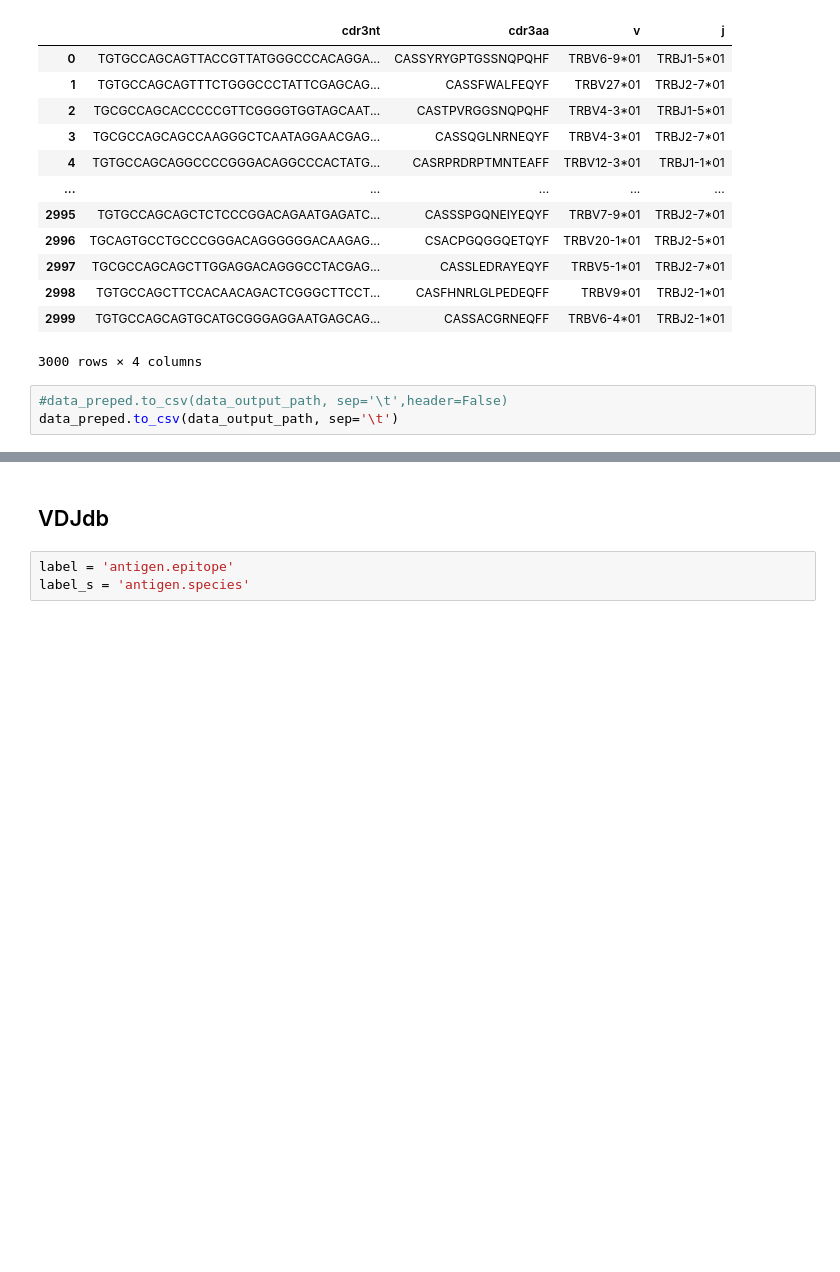
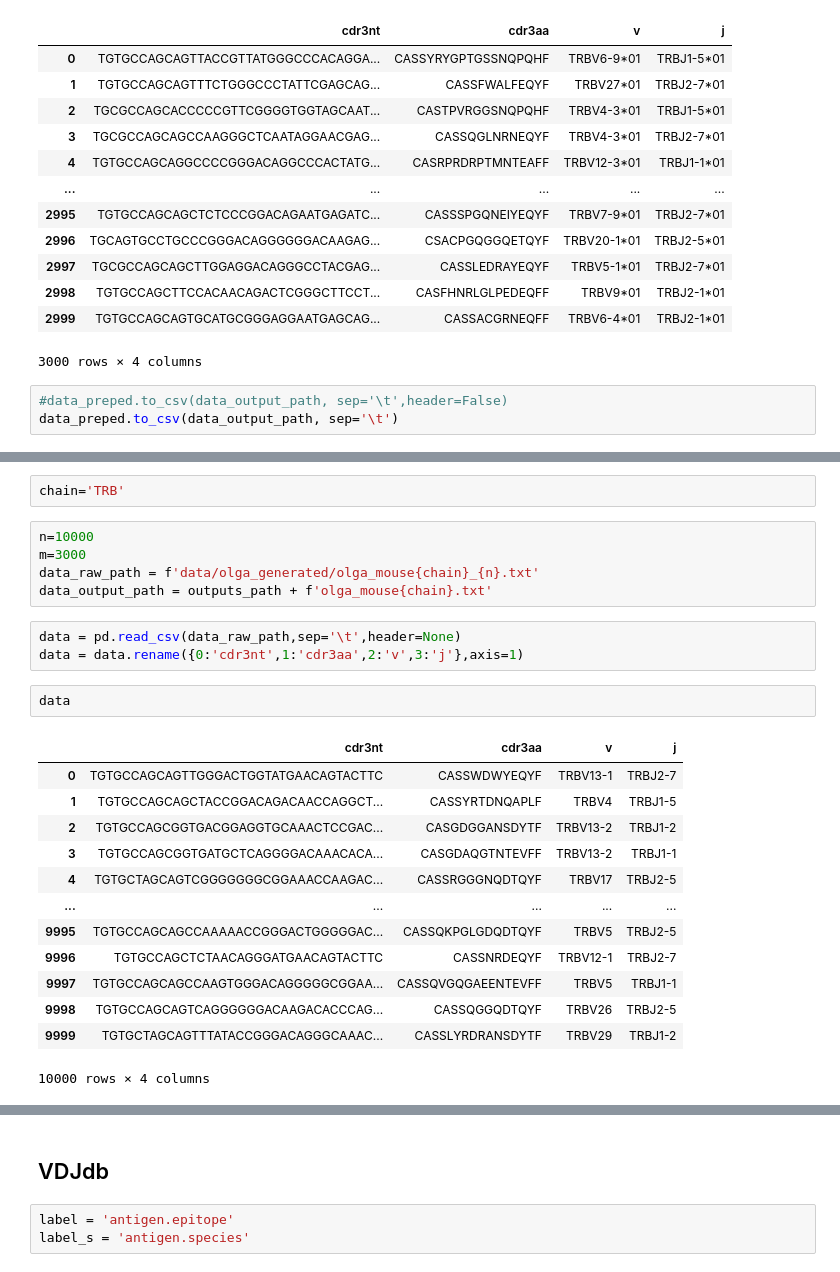
Before and after one commit to yuliajk/tcremp, a Jupyter notebook: data_prep.ipynb, the cells around one changed output, grey strips where cells are left out. Drawn from its saved outputs; the diff is of its cells as text; blank space fills up the shorter version.

```diff
--- a/data_prep.ipynb
+++ b/data_prep.ipynb
@@ -152,0 +200,26 @@ data_preped.to_csv(data_output_path, sep='\t')
+# %%
+chain='TRB'
+# %%
+n=10000
+m=3000
+data_raw_path = f'data/olga_generated/olga_mouse{chain}_{n}.txt'
+data_output_path = outputs_path + f'olga_mouse{chain}.txt'
+# %%
+data = pd.read_csv(data_raw_path,sep='\t',header=None)
+data = data.rename({0:'cdr3nt',1:'cdr3aa',2:'v',3:'j'},axis=1)
+# %%
+data
+# %% [output]
+|  | cdr3nt | cdr3aa | v | j |
+| 0 | TGTGCCAGCAGTTGGGACTGGTATGAACAGTACTTC | CASSWDWYEQYF | TRBV13-1 | TRBJ2-7 |
+| 1 | TGTGCCAGCAGCTACCGGACAGACAACCAGGCT... | CASSYRTDNQAPLF | TRBV4 | TRBJ1-5 |
+| 2 | TGTGCCAGCGGTGACGGAGGTGCAAACTCCGAC... | CASGDGGANSDYTF | TRBV13-2 | TRBJ1-2 |
+| 3 | TGTGCCAGCGGTGATGCTCAGGGGACAAACACA... | CASGDAQGTNTEVFF | TRBV13-2 | TRBJ1-1 |
+| 4 | TGTGCTAGCAGTCGGGGGGGCGGAAACCAAGAC... | CASSRGGGNQDTQYF | TRBV17 | TRBJ2-5 |
+| ... | ... | ... | ... | ... |
+| 9995 | TGTGCCAGCAGCCAAAAACCGGGACTGGGGGAC... | CASSQKPGLGDQDTQYF | TRBV5 | TRBJ2-5 |
+| 9996 | TGTGCCAGCTCTAACAGGGATGAACAGTACTTC | CASSNRDEQYF | TRBV12-1 | TRBJ2-7 |
+| 9997 | TGTGCCAGCAGCCAAGTGGGACAGGGGGCGGAA... | CASSQVGQGAEENTEVFF | TRBV5 | TRBJ1-1 |
+| 9998 | TGTGCCAGCAGTCAGGGGGGACAAGACACCCAG... | CASSQGGQDTQYF | TRBV26 | TRBJ2-5 |
+| 9999 | TGTGCTAGCAGTTTATACCGGGACAGGGCAAAC... | CASSLYRDRANSDYTF | TRBV29 | TRBJ1-2 |
+10000 rows × 4 columns
```
Also changed, not shown: parts of 10 cells of this notebook, 4 other files.
